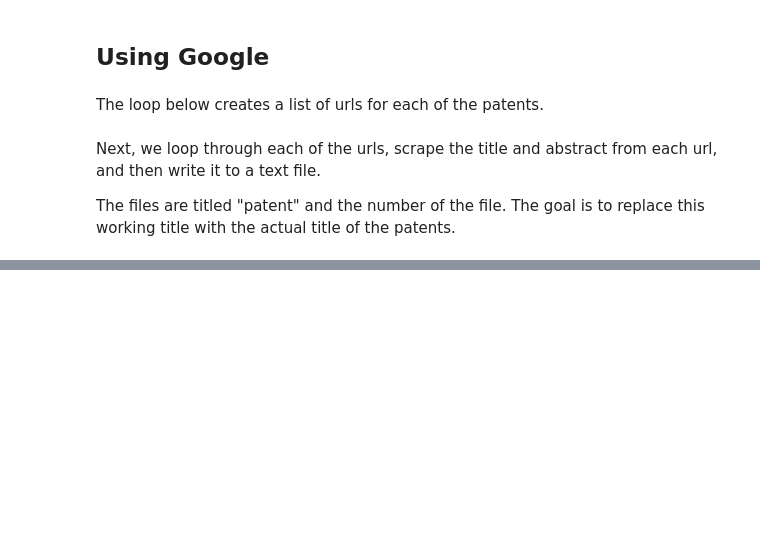
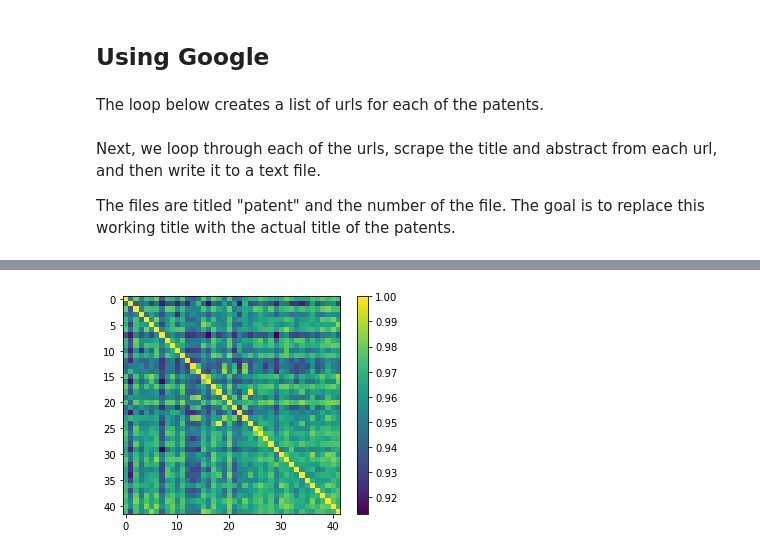
Before and after one commit to bourov/ML-Co-learning-team, a Jupyter notebook: Patent Reduction.ipynb, the cells around one changed output, grey strips where cells are left out. Saved outputs shown, nothing was run; the diff lists cells and outputs as text; code cells hidden in the pictures; blank space fills up the shorter version.

Commit message:
"Integrates scrapping and visual analysis."

```diff
--- a/Patent Reduction.ipynb
+++ b/Patent Reduction.ipynb
@@ -122 +120,7 @@ doc = nlp(u'This is a sentence. This is a golfing green')
+# %%
+docs = []
+import os
+for filename in os.listdir(os.getcwd()):
+    if filename.endswith('.txt'):
+        docs.append(nlp(open(filename).read()))
 # %%
@@ -166,0 +169,15 @@ keywords.most_common(20)
+# %%
+cross_similarity_matrix = []
+
+for doc1 in docs:
+    cross_similarity_vector = []
+    for doc2 in docs:
+        cross_similarity_vector.append(doc1.similarity(doc2))
+    cross_similarity_matrix.append(cross_similarity_vector)
+# %%
+import matplotlib.pyplot as plt
+plt.imshow(cross_similarity_matrix, aspect=1)
+plt.colorbar()
+plt.show()
+# %% [output]
+[figure, added]
```
Also changed, not shown: parts of 7 cells of this notebook, 1 other file.
